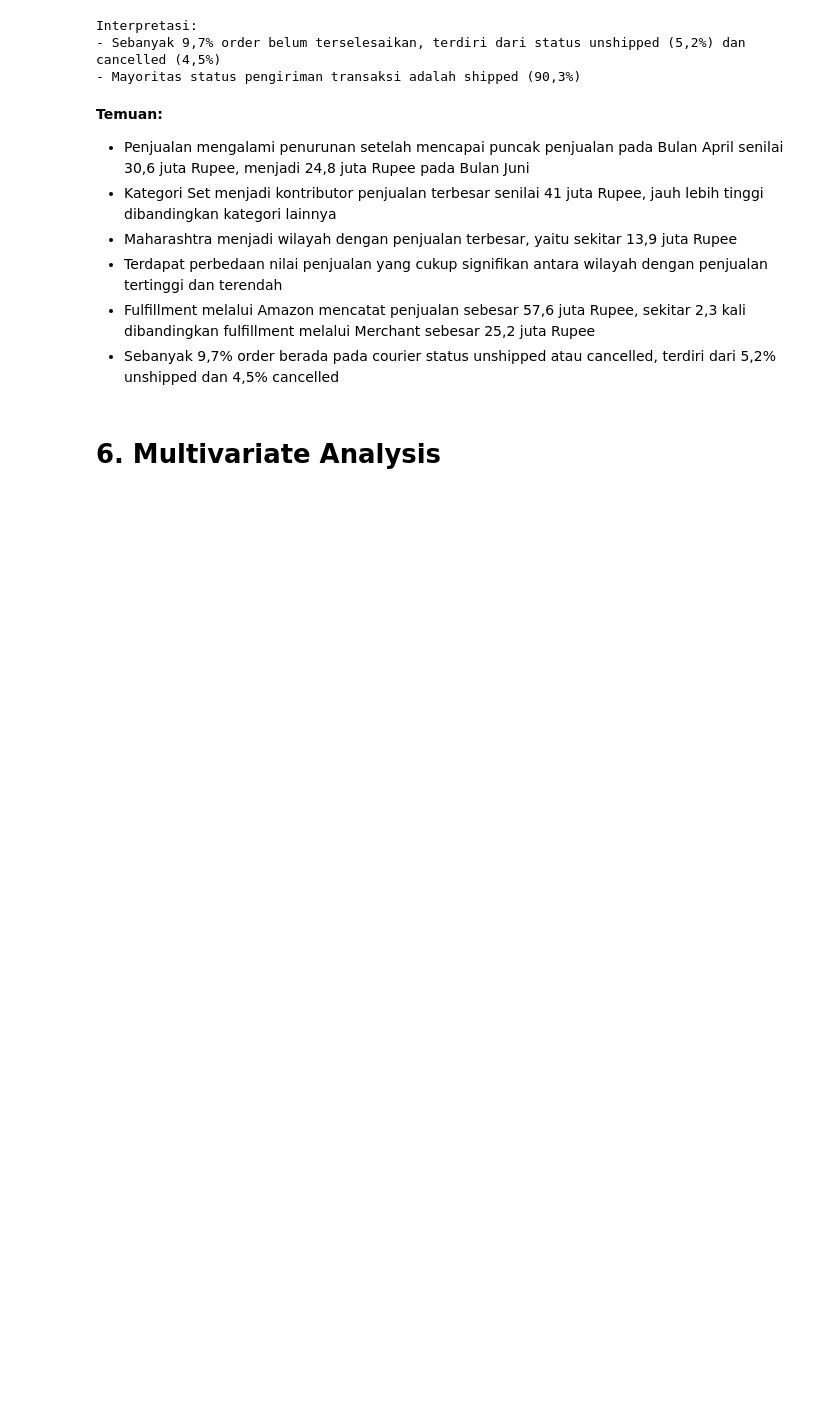
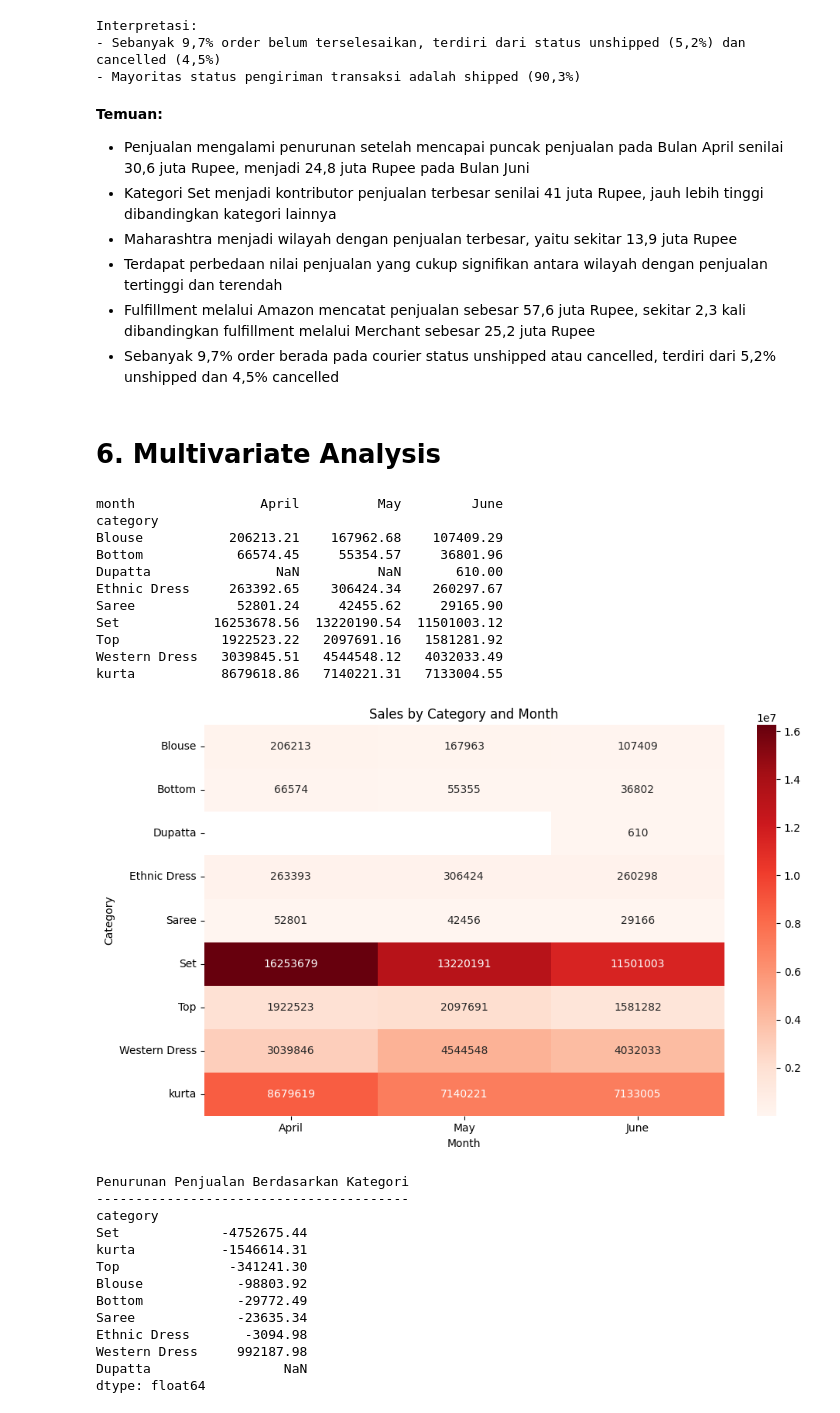
Before and after one commit to yyunitasa-stack/Amazon-E-Commerce-Sales-Performance-Analysis, a Jupyter notebook: Data Cleaning & EDA/EDA_Amazon E-Commerse.ipynb, the cells around one changed output. Cells and saved outputs as stored; diff of their text form; code cells hidden in the pictures; blank space fills up the shorter version.

```diff
--- a/Data Cleaning & EDA/EDA_Amazon E-Commerse.ipynb
+++ b/Data Cleaning & EDA/EDA_Amazon E-Commerse.ipynb
@@ -548,3 +544,49 @@ Interpretasi:
 - Sebanyak 9,7% order berada pada courier status unshipped atau cancelled, terdiri dari 5,2% unshipped dan 4,5% cancelled
 # %% [markdown]
 # 6. Multivariate Analysis
+# %%
+#membuat pivot table untuk mengetahui total penjualan dari masing-masing category pada Bulan April hingga Juni
+category_month_sales = pd.pivot_table(data=df,index='category',columns='month',values='amount',aggfunc='sum')
+category_month_sales = category_month_sales[['April', 'May', 'June']]
+print(category_month_sales)
+
+#menampilkan plot (heat map) untuk mengetahui kategori dengan penjualan yang paling berpengaruh pada setiap bulan
+plt.figure(figsize=(10, 6))
+sns.heatmap(category_month_sales,cmap='Reds',annot=True,fmt='.0f')
+plt.title('Sales by Category and Month')
+plt.xlabel('Month')
+plt.ylabel('Category')
+plt.tight_layout()
+plt.show()
+
+#menghitung total penurunan penjualan pada setiap kategori
+category_decline = (category_month_sales['June']-category_month_sales['April']).sort_values(ascending=True)
+print("Penurunan Penjualan Berdasarkan Kategori")
+print("----------------------------------------")
+print(category_decline)
+# %% [output]
+month                April          May         June
+category
+Blouse           206213.21    167962.68    107409.29
+Bottom            66574.45     55354.57     36801.96
+Dupatta                NaN          NaN       610.00
+Ethnic Dress     263392.65    306424.34    260297.67
+Saree             52801.24     42455.62     29165.90
+Set            16253678.56  13220190.54  11501003.12
+Top             1922523.22   2097691.16   1581281.92
+Western Dress   3039845.51   4544548.12   4032033.49
+kurta           8679618.86   7140221.31   7133004.55
+[figure, added]
+Penurunan Penjualan Berdasarkan Kategori
+----------------------------------------
+category
+Set             -4752675.44
+kurta           -1546614.31
+Top              -341241.30
+Blouse            -98803.92
+Bottom            -29772.49
+Saree             -23635.34
+Ethnic Dress       -3094.98
+Western Dress     992187.98
+Dupatta                 NaN
+dtype: float64
```
Also changed, not shown: parts of 23 cells of this notebook, 22 other files.
